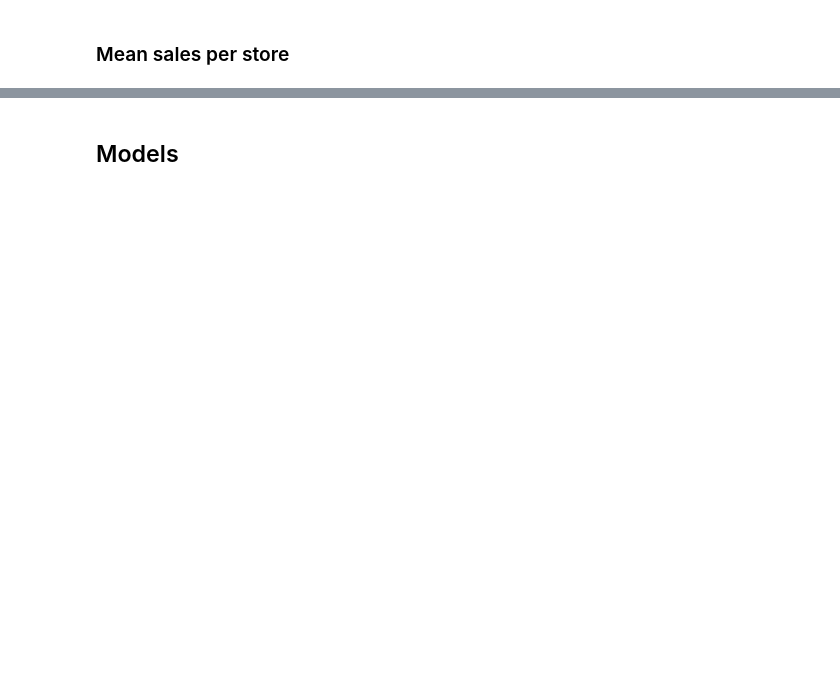
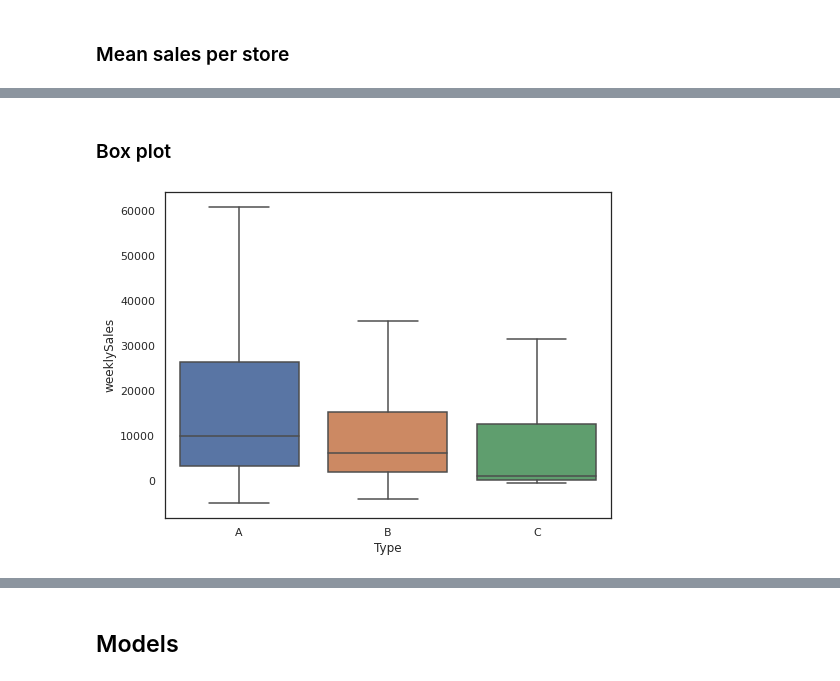
Before and after one commit to AmitKus/kaggle, a Jupyter notebook: Walmart-Store-Sales/notebooks/Walmart-Part4-Kaggle.ipynb, the cells around one changed output, grey strips where cells are left out. Drawn from its saved outputs; the diff is of its cells as text; code cells hidden in the pictures; blank space fills up the shorter version.

```diff
--- a/Walmart-Store-Sales/notebooks/Walmart-Part4-Kaggle.ipynb
+++ b/Walmart-Store-Sales/notebooks/Walmart-Part4-Kaggle.ipynb
@@ -120,0 +121,8 @@ sns.barplot(weeklySales_store.index,weeklySales_store.values,ax=ax)
+# %% [markdown]
+### Box plot
+# %%
+#boxplot for weekly sales for different types of stores :
+f, ax = plt.subplots(figsize=(8, 6))
+fig = sns.boxplot(x='Type', y='weeklySales', data=dataset, showfliers=False)
+# %% [output]
+[figure, added]
```
Also changed, not shown: parts of 7 cells of this notebook.
